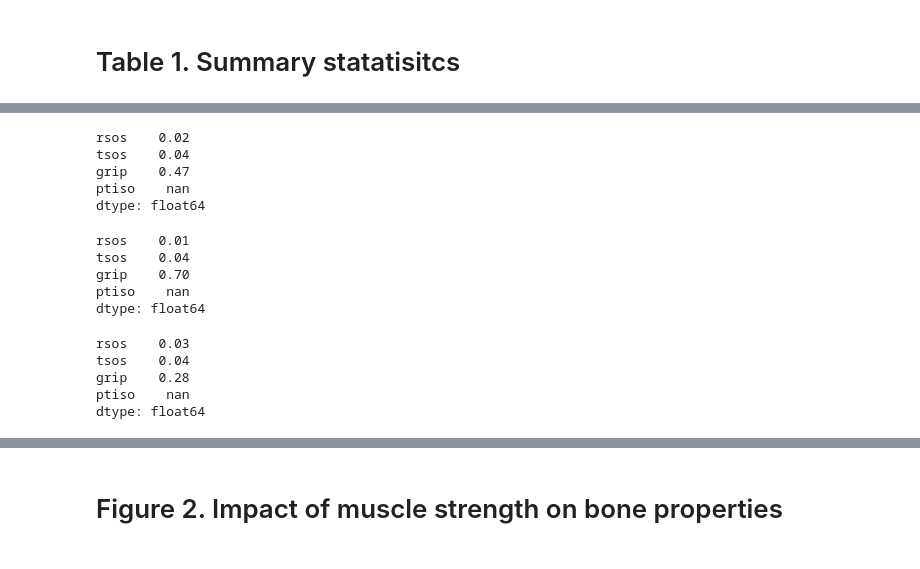
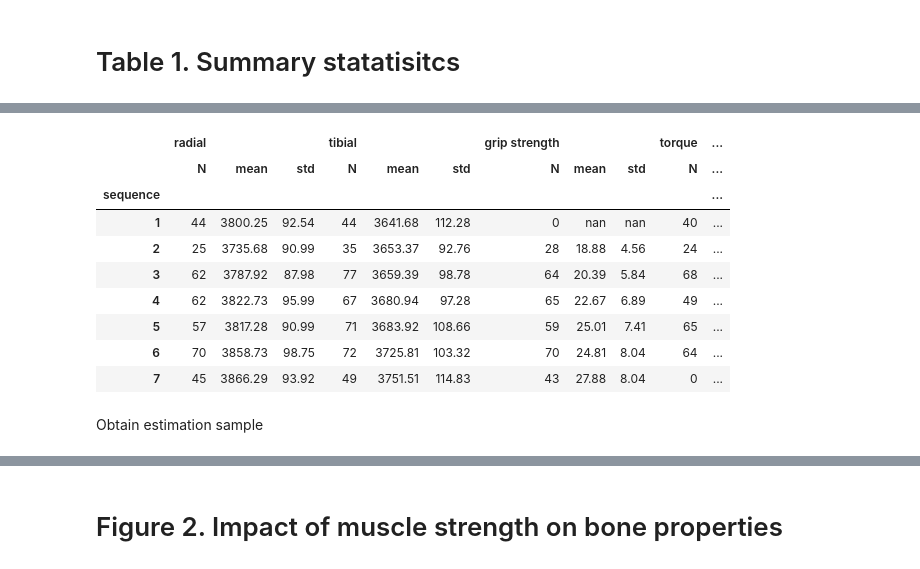
Before and after one commit to kmongeon/exercise_physiology, a Jupyter notebook: scripts/june2017_no_adjust.ipynb, the cells around one changed output, grey strips where cells are left out. Cells and saved outputs as stored; diff of their text form; code cells hidden in the pictures.

```diff
--- a/scripts/june2017_no_adjust.ipynb
+++ b/scripts/june2017_no_adjust.ipynb
@@ -237,20 +196,0 @@ t1
-# %%
-ds.iloc[3]/ds.iloc[0]-1
-d0.iloc[3]/d0.iloc[0]-1
-d1.iloc[3]/d1.iloc[0]-1
-# %% [output]
-rsos    0.02
-tsos    0.04
-grip    0.47
-ptiso    nan
-dtype: float64
-rsos    0.01
-tsos    0.04
-grip    0.70
-ptiso    nan
-dtype: float64
-rsos    0.03
-tsos    0.04
-grip    0.28
-ptiso    nan
-dtype: float64
@@ -263,0 +197,17 @@ dtype: float64
+# %%
+ds = dm.groupby('sequence')['rsos', 'tsos', 'grip', 'ptiso', 'ntx', 'matu', 'mvh', 'cint'].agg(['count','mean','std']).rename(columns={'count':'N', 'rsos': 'radial', 'tsos': 'tibial', 'grip': 'grip strength', 'ptiso': 'torque', 'ntx': 'Ntx/creatine', 'matu': 'maturity offset', 'mvh': 'mvh', 'cint': 'caloric intake'})
+ds.to_csv('./out/t1.csv')
+ds
+# %% [output]
+|  | radial |  |  | tibial |  |  | grip strength |  |  | torque | ... |
+|  | N | mean | std | N | mean | std | N | mean | std | N | ... |
+| sequence |  |  |  |  |  |  |  |  |  |  | ... |
+| 1 | 44 | 3800.25 | 92.54 | 44 | 3641.68 | 112.28 | 0 | nan | nan | 40 | ... |
+| 2 | 25 | 3735.68 | 90.99 | 35 | 3653.37 | 92.76 | 28 | 18.88 | 4.56 | 24 | ... |
+| 3 | 62 | 3787.92 | 87.98 | 77 | 3659.39 | 98.78 | 64 | 20.39 | 5.84 | 68 | ... |
+| 4 | 62 | 3822.73 | 95.99 | 67 | 3680.94 | 97.28 | 65 | 22.67 | 6.89 | 49 | ... |
+| 5 | 57 | 3817.28 | 90.99 | 71 | 3683.92 | 108.66 | 59 | 25.01 | 7.41 | 65 | ... |
+| 6 | 70 | 3858.73 | 98.75 | 72 | 3725.81 | 103.32 | 70 | 24.81 | 8.04 | 64 | ... |
+| 7 | 45 | 3866.29 | 93.92 | 49 | 3751.51 | 114.83 | 43 | 27.88 | 8.04 | 0 | ... |
+# %% [markdown]
+Obtain estimation sample
```
Also changed, not shown: parts of 27 cells of this notebook, 7 other files.
